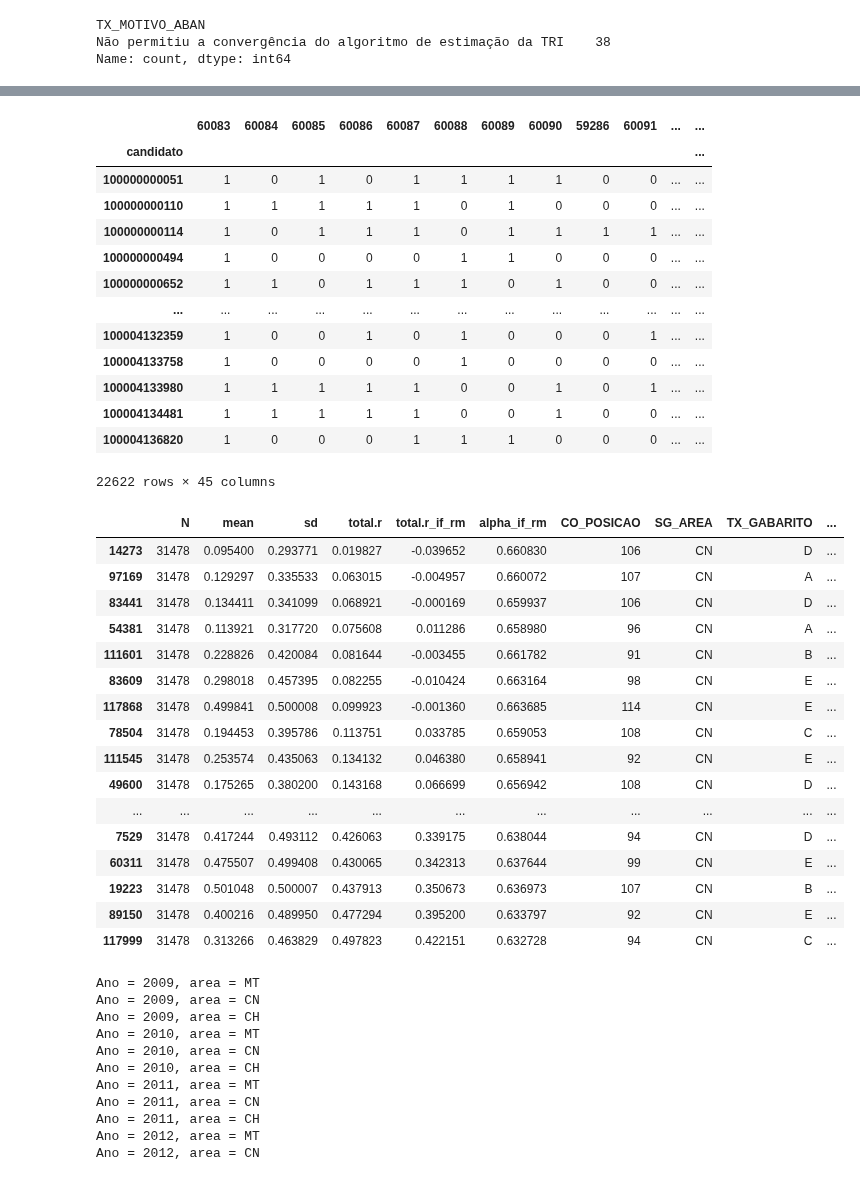
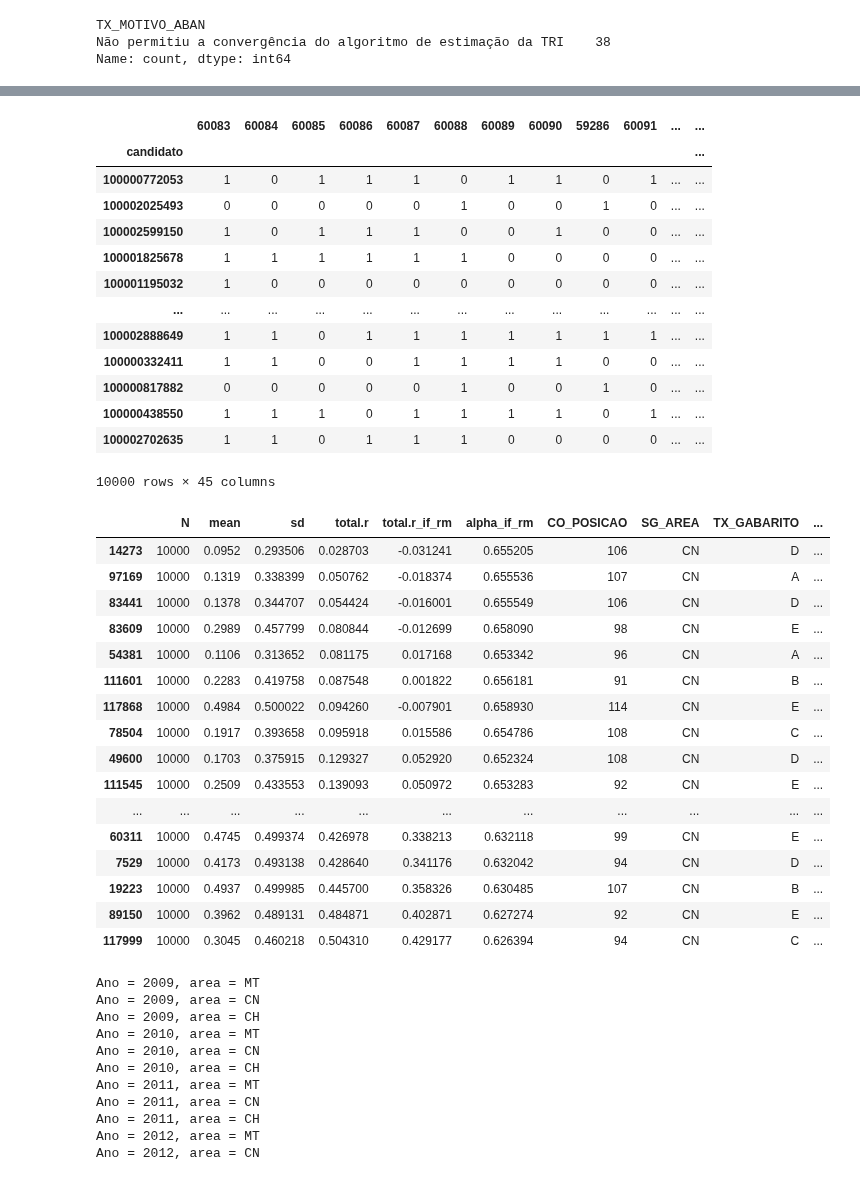
Before and after one commit to atp/enem, a Jupyter notebook: 04-IRT.ipynb, the cells around one changed output, grey strips where cells are left out. Saved outputs shown, nothing was run; the diff lists cells and outputs as text; code cells hidden in the pictures.

Commit message:
Forma simples de implementar #5 (amostra absoluta)

```diff
--- a/04-IRT.ipynb
+++ b/04-IRT.ipynb
@@ -92,9 +92,14 @@ item_info.query('IN_ITEM_ABAN == 1')
 | 1470 | 171 | MT | 71392 | B | NaN | 1 | Não permitiu a convergência do al... | NaN | ... |
 | 1473 | 174 | MT | 70076 | C | NaN | 1 | Não permitiu a convergência do al... | NaN | ... |
 # %%
-def load_acertos(ano,area,perc=1,remove_abandonados=True):
-    'retornamos o df original com os itens + notas_inep e caderno e um com somente itens'
+def load_acertos(ano,area,perc=1,sample=None,remove_abandonados=True):
+    '''Retorna os acertos original (da amostra de x %) com os itens mais colunos com as notas_inep e caderno.
+     Também retorna e um com somente itens.
+
+    Se usar sample, retornar somente sample linhas. Deve dar erro se sample > número de linhas na amostra'''
     df = pd.read_csv(f'data/ac_{perc}_{ano}_{area}.csv',index_col='candidato')
+    if sample:
+        df = df.sample(sample)
     resp = df.iloc[:,:-3] # assume que as últimas 3 colunas são acertos, nota_inep e caderno
     if remove_abandonados:
         removed_columns = [col for col in resp.columns if col.endswith('-aban')]
@@ -107,60 +112,60 @@ def load_acertos(ano,area,perc=1,remove_abandonados=True):
     item_info = item_info.drop_duplicates(subset='CO_ITEM')
     return df,resp,item_info
 
-df,resp,item_info = load_acertos(2009,'CN',remove_abandonados=False)
+df,resp,item_info = load_acertos(2009,'CN',sample=10000,remove_abandonados=False)
 resp
 # %% [output]
 |  | 60083 | 60084 | 60085 | 60086 | 60087 | 60088 | 60089 | 60090 | 59286 | 60091 | ... | ... |
 | candidato |  |  |  |  |  |  |  |  |  |  |  | ... |
-| 100000000051 | 1 | 0 | 1 | 0 | 1 | 1 | 1 | 1 | 0 | 0 | ... | ... |
-| 100000000110 | 1 | 1 | 1 | 1 | 1 | 0 | 1 | 0 | 0 | 0 | ... | ... |
-| 100000000114 | 1 | 0 | 1 | 1 | 1 | 0 | 1 | 1 | 1 | 1 | ... | ... |
-| 100000000494 | 1 | 0 | 0 | 0 | 0 | 1 | 1 | 0 | 0 | 0 | ... | ... |
-| 100000000652 | 1 | 1 | 0 | 1 | 1 | 1 | 0 | 1 | 0 | 0 | ... | ... |
+| 100000772053 | 1 | 0 | 1 | 1 | 1 | 0 | 1 | 1 | 0 | 1 | ... | ... |
+| 100002025493 | 0 | 0 | 0 | 0 | 0 | 1 | 0 | 0 | 1 | 0 | ... | ... |
+| 100002599150 | 1 | 0 | 1 | 1 | 1 | 0 | 0 | 1 | 0 | 0 | ... | ... |
+| 100001825678 | 1 | 1 | 1 | 1 | 1 | 1 | 0 | 0 | 0 | 0 | ... | ... |
+| 100001195032 | 1 | 0 | 0 | 0 | 0 | 0 | 0 | 0 | 0 | 0 | ... | ... |
 | ... | ... | ... | ... | ... | ... | ... | ... | ... | ... | ... | ... | ... |
-| 100004132359 | 1 | 0 | 0 | 1 | 0 | 1 | 0 | 0 | 0 | 1 | ... | ... |
-| 100004133758 | 1 | 0 | 0 | 0 | 0 | 1 | 0 | 0 | 0 | 0 | ... | ... |
-| 100004133980 | 1 | 1 | 1 | 1 | 1 | 0 | 0 | 1 | 0 | 1 | ... | ... |
-| 100004134481 | 1 | 1 | 1 | 1 | 1 | 0 | 0 | 1 | 0 | 0 | ... | ... |
-| 100004136820 | 1 | 0 | 0 | 0 | 1 | 1 | 1 | 0 | 0 | 0 | ... | ... |
+| 100002888649 | 1 | 1 | 0 | 1 | 1 | 1 | 1 | 1 | 1 | 1 | ... | ... |
+| 100000332411 | 1 | 1 | 0 | 0 | 1 | 1 | 1 | 1 | 0 | 0 | ... | ... |
+| 100000817882 | 0 | 0 | 0 | 0 | 0 | 1 | 0 | 0 | 1 | 0 | ... | ... |
+| 100000438550 | 1 | 1 | 1 | 0 | 1 | 1 | 1 | 1 | 0 | 1 | ... | ... |
+| 100002702635 | 1 | 1 | 0 | 1 | 1 | 1 | 0 | 0 | 0 | 0 | ... | ... |
-22622 rows × 45 columns
+10000 rows × 45 columns
 # %%
 def rename_aban(itemname):
     return itemname.strip('-aban')
 
 def item_stats(ano,area):
-    acertos, resp, item_info = load_acertos(ano, area,remove_abandonados=False)
+    acertos, resp, item_info = load_acertos(ano, area, sample=10000,remove_abandonados=False)
     resp.rename(columns=rename_aban,inplace=True)
     istats = mirt.itemstats(to_rdf(resp))
     istats = to_df(istats[1])
     #istats.index = istats.index.astype(int)
     #istats.index = istats.index
     item_info = item_info.drop_duplicates(subset=['CO_ITEM'],keep='first')
     item_info = item_info.set_index('CO_ITEM')
     item_info.index = item_info.index.astype(str)
     istats = pd.merge(istats,item_info,how='left',left_index=True,right_index=True,validate='1:m')
     istats = istats.drop(columns=['CO_HABILIDADE'])
     return istats
 istats = item_stats(2019,'CN')
 istats.sort_values('total.r',ascending=True)
 # %% [output]
 |  | N | mean | sd | total.r | total.r_if_rm | alpha_if_rm | CO_POSICAO | SG_AREA | TX_GABARITO | ... |
-| 14273 | 31478 | 0.095400 | 0.293771 | 0.019827 | -0.039652 | 0.660830 | 106 | CN | D | ... |
-| 97169 | 31478 | 0.129297 | 0.335533 | 0.063015 | -0.004957 | 0.660072 | 107 | CN | A | ... |
-| 83441 | 31478 | 0.134411 | 0.341099 | 0.068921 | -0.000169 | 0.659937 | 106 | CN | D | ... |
-| 54381 | 31478 | 0.113921 | 0.317720 | 0.075608 | 0.011286 | 0.658980 | 96 | CN | A | ... |
-| 111601 | 31478 | 0.228826 | 0.420084 | 0.081644 | -0.003455 | 0.661782 | 91 | CN | B | ... |
-| 83609 | 31478 | 0.298018 | 0.457395 | 0.082255 | -0.010424 | 0.663164 | 98 | CN | E | ... |
-| 117868 | 31478 | 0.499841 | 0.500008 | 0.099923 | -0.001360 | 0.663685 | 114 | CN | E | ... |
-| 78504 | 31478 | 0.194453 | 0.395786 | 0.113751 | 0.033785 | 0.659053 | 108 | CN | C | ... |
-| 111545 | 31478 | 0.253574 | 0.435063 | 0.134132 | 0.046380 | 0.658941 | 92 | CN | E | ... |
-| 49600 | 31478 | 0.175265 | 0.380200 | 0.143168 | 0.066699 | 0.656942 | 108 | CN | D | ... |
+| 14273 | 10000 | 0.0952 | 0.293506 | 0.028703 | -0.031241 | 0.655205 | 106 | CN | D | ... |
+| 97169 | 10000 | 0.1319 | 0.338399 | 0.050762 | -0.018374 | 0.655536 | 107 | CN | A | ... |
+| 83441 | 10000 | 0.1378 | 0.344707 | 0.054424 | -0.016001 | 0.655549 | 106 | CN | D | ... |
+| 83609 | 10000 | 0.2989 | 0.457799 | 0.080844 | -0.012699 | 0.658090 | 98 | CN | E | ... |
+| 54381 | 10000 | 0.1106 | 0.313652 | 0.081175 | 0.017168 | 0.653342 | 96 | CN | A | ... |
+| 111601 | 10000 | 0.2283 | 0.419758 | 0.087548 | 0.001822 | 0.656181 | 91 | CN | B | ... |
+| 117868 | 10000 | 0.4984 | 0.500022 | 0.094260 | -0.007901 | 0.658930 | 114 | CN | E | ... |
+| 78504 | 10000 | 0.1917 | 0.393658 | 0.095918 | 0.015586 | 0.654786 | 108 | CN | C | ... |
+| 49600 | 10000 | 0.1703 | 0.375915 | 0.129327 | 0.052920 | 0.652324 | 108 | CN | D | ... |
+| 111545 | 10000 | 0.2509 | 0.433553 | 0.139093 | 0.050972 | 0.653283 | 92 | CN | E | ... |
 | ... | ... | ... | ... | ... | ... | ... | ... | ... | ... | ... |
-| 7529 | 31478 | 0.417244 | 0.493112 | 0.426063 | 0.339175 | 0.638044 | 94 | CN | D | ... |
-| 60311 | 31478 | 0.475507 | 0.499408 | 0.430065 | 0.342313 | 0.637644 | 99 | CN | E | ... |
-| 19223 | 31478 | 0.501048 | 0.500007 | 0.437913 | 0.350673 | 0.636973 | 107 | CN | B | ... |
-| 89150 | 31478 | 0.400216 | 0.489950 | 0.477294 | 0.395200 | 0.633797 | 92 | CN | E | ... |
-| 117999 | 31478 | 0.313266 | 0.463829 | 0.497823 | 0.422151 | 0.632728 | 94 | CN | C | ... |
+| 60311 | 10000 | 0.4745 | 0.499374 | 0.426978 | 0.338213 | 0.632118 | 99 | CN | E | ... |
+| 7529 | 10000 | 0.4173 | 0.493138 | 0.428640 | 0.341176 | 0.632042 | 94 | CN | D | ... |
+| 19223 | 10000 | 0.4937 | 0.499985 | 0.445700 | 0.358326 | 0.630485 | 107 | CN | B | ... |
+| 89150 | 10000 | 0.3962 | 0.489131 | 0.484871 | 0.402871 | 0.627274 | 92 | CN | E | ... |
+| 117999 | 10000 | 0.3045 | 0.460218 | 0.504310 | 0.429177 | 0.626394 | 94 | CN | C | ... |
 # %%
 def load_model(ano,area,itemtype="3PL", method="EM", SE=True,remove_b=None):
     if remove_b:
```
Also changed, not shown: parts of 1 cell of this notebook, 1 other file.
